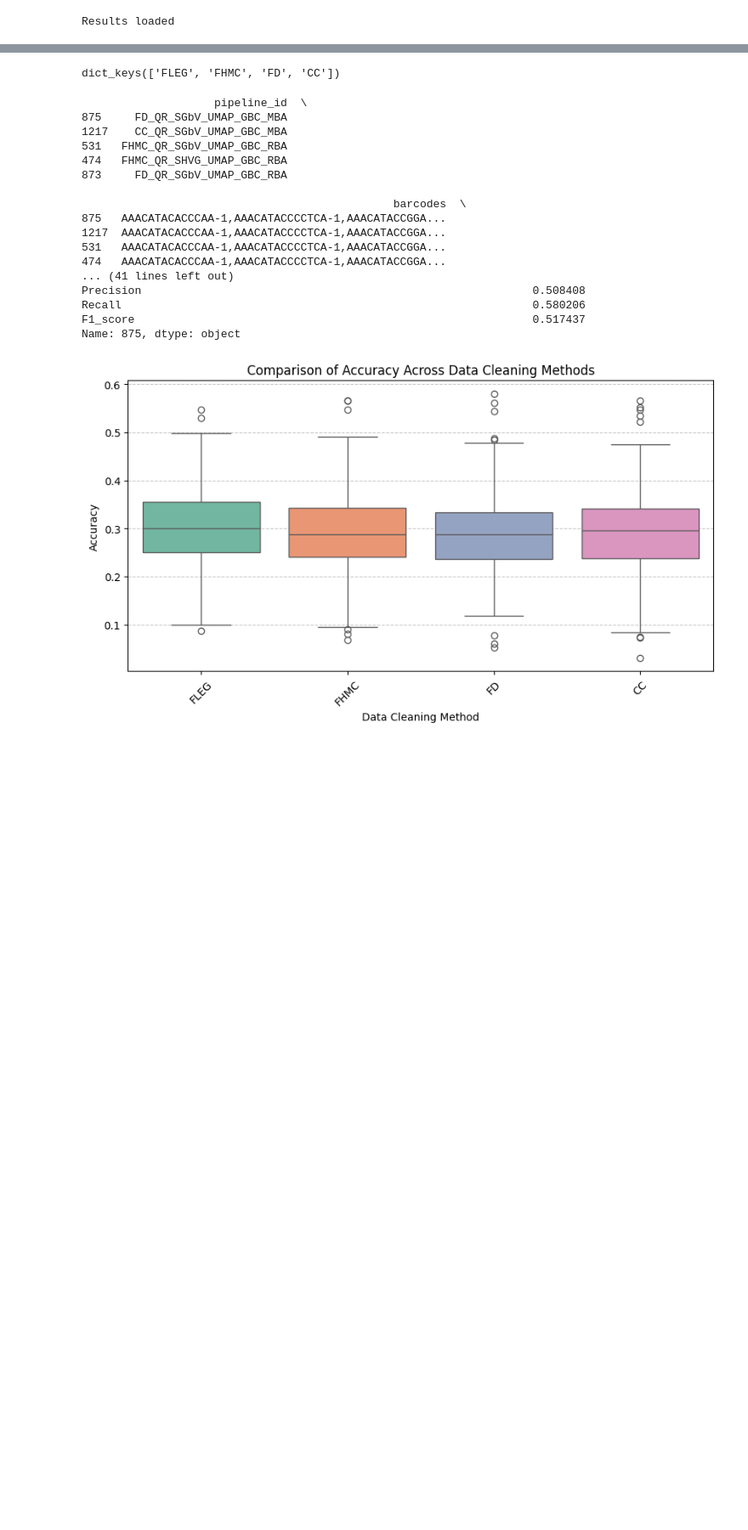
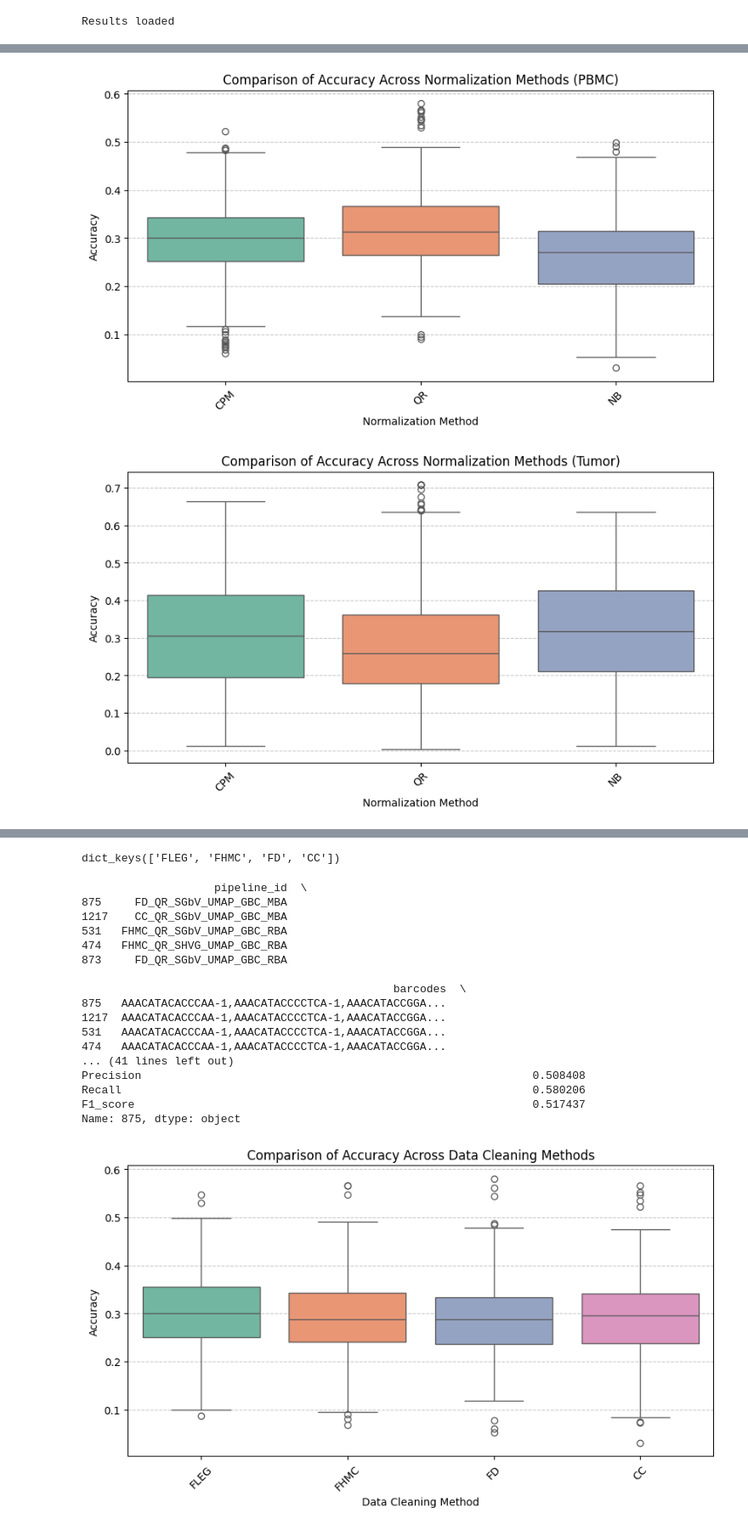
Before and after one commit to MarcosEsteve/scRNAseq_across_human_tissues, a Jupyter notebook: results_analysis.ipynb, the cells around one changed output, grey strips where cells are left out. Shown at 85% size. Cells and saved outputs as stored; diff of their text form; code cells hidden in the pictures; blank space fills up the shorter version.

```diff
--- a/results_analysis.ipynb
+++ b/results_analysis.ipynb
@@ -68,0 +222,17 @@ print("Dropped Pipelines:", dropped_pipelines)
+# %%
+# Boxplots
+reload(visualization)
+step_methods = ['CPM', 'QR', 'NB']
+step_position = 1
+
+filtered_results_by_step_PBMC = visualization.filter_by_step(PBMC_only_metrics, step_methods, step_position)
+visualization.plot_metric_by_step(filtered_results_by_step_PBMC, "Normalization", "Accuracy", "PBMC")
+
+filtered_results_by_step_Tumor = visualization.filter_by_step(Tumor_only_metrics, step_methods, step_position)
+visualization.plot_metric_by_step(filtered_results_by_step_Tumor, "Normalization", "Accuracy", "Tumor")
+
+filtered_results_by_step_Neuronal = visualization.filter_by_step(Neuronal_only_metrics, step_methods, step_position)
+visualization.plot_metric_by_step(filtered_results_by_step_Neuronal, "Normalization", "Accuracy", "Neuronal")
+# %% [output]
+[figure, added]
+[figure, added]
```
Also changed, not shown: parts of 60 cells of this notebook, 2 other files.
